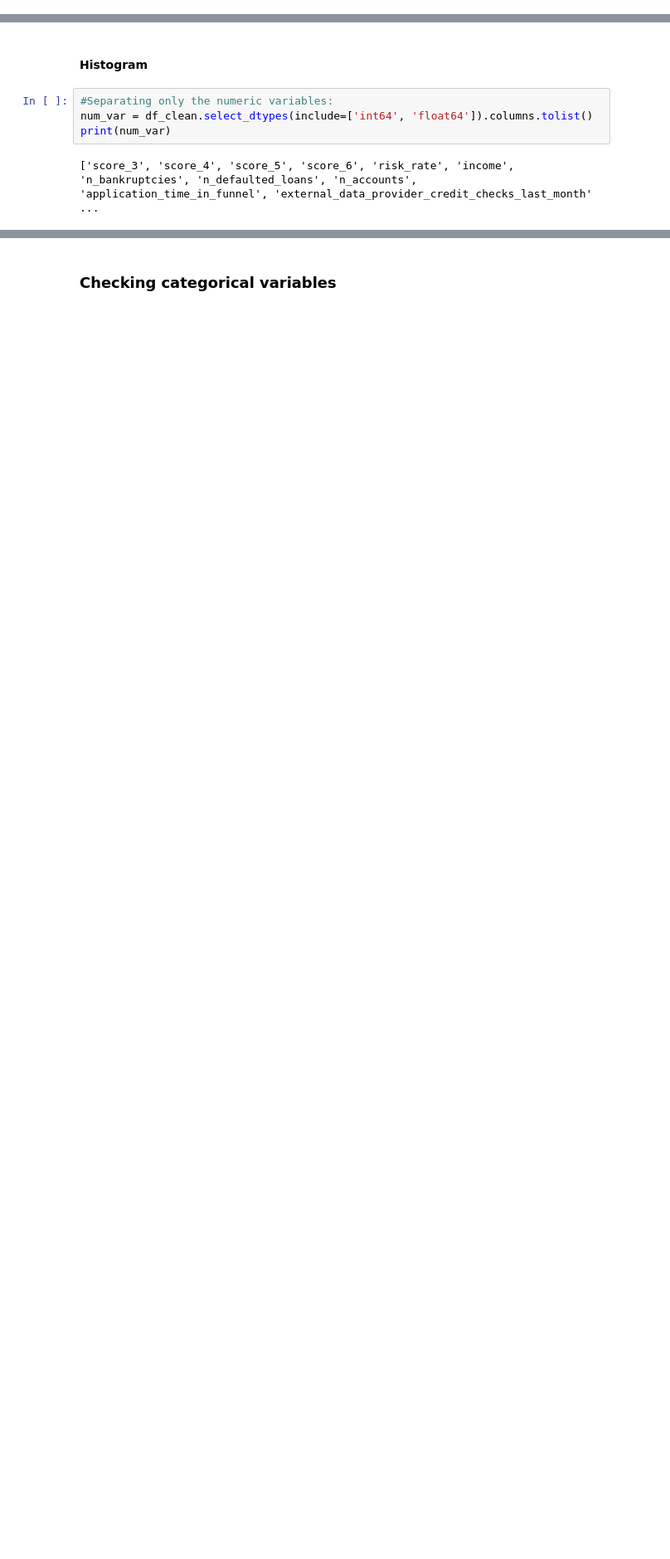
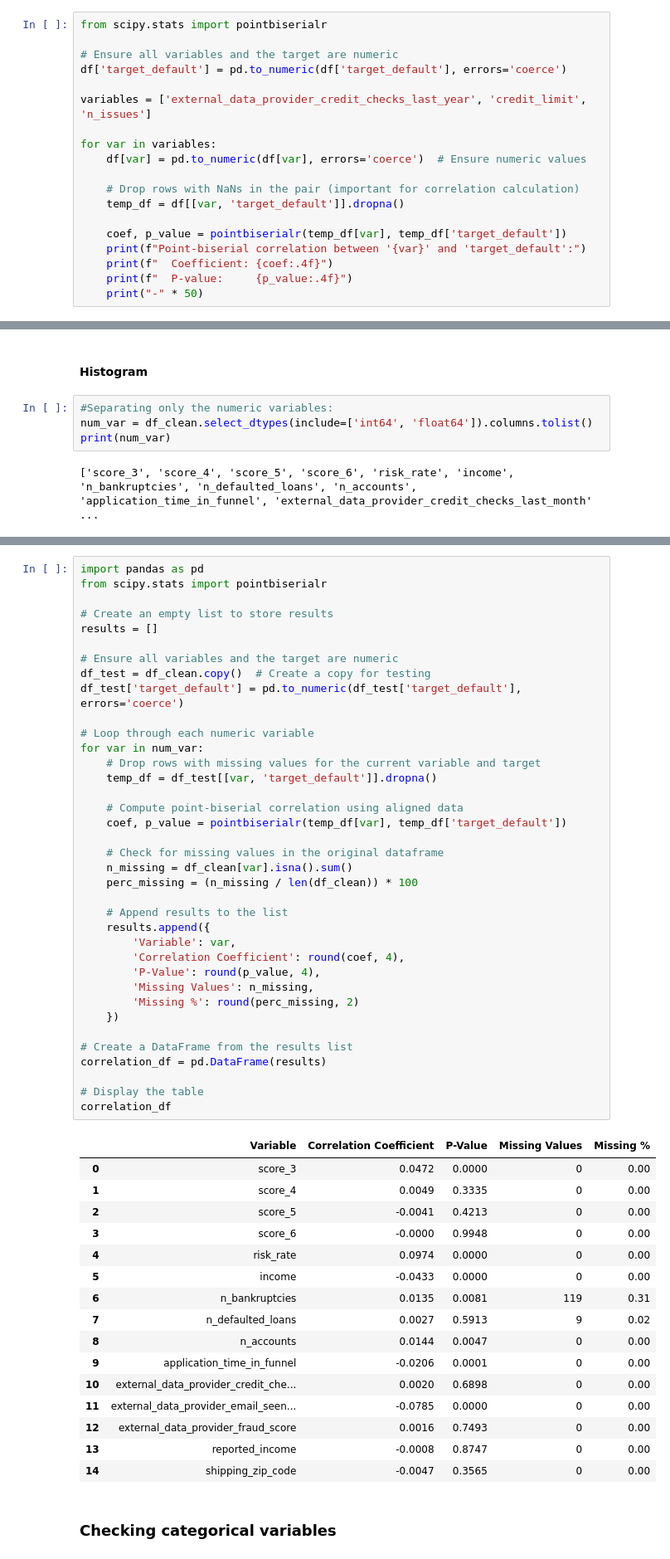
Before and after one commit to gabrielcapela/credit_risk, a Jupyter notebook: notebooks/credit_risk.ipynb, the cells around one changed output, grey strips where cells are left out. Shown at 83% size. Saved outputs shown, nothing was run; the diff lists cells and outputs as text; blank space fills up the shorter version.

```diff
--- a/notebooks/credit_risk.ipynb
+++ b/notebooks/credit_risk.ipynb
@@ -409,0 +397,19 @@ Name: target_default, dtype: float64
+# %%
+from scipy.stats import pointbiserialr
+
+# Ensure all variables and the target are numeric
+df['target_default'] = pd.to_numeric(df['target_default'], errors='coerce')
+
+variables = ['external_data_provider_credit_checks_last_year', 'credit_limit', 'n_issues']
+
+for var in variables:
+    df[var] = pd.to_numeric(df[var], errors='coerce')  # Ensure numeric values
+
+    # Drop rows with NaNs in the pair (important for correlation calculation)
+    temp_df = df[[var, 'target_default']].dropna()
+
+    coef, p_value = pointbiserialr(temp_df[var], temp_df['target_default'])
+    print(f"Point-biserial correlation between '{var}' and 'target_default':")
+    print(f"  Coefficient: {coef:.4f}")
+    print(f"  P-value:     {p_value:.4f}")
+    print("-" * 50)
@@ -699,2 +707,56 @@ Insights:
+# %%
+import pandas as pd
+from scipy.stats import pointbiserialr
+
+# Create an empty list to store results
+results = []
+
+# Ensure all variables and the target are numeric
+df_test = df_clean.copy()  # Create a copy for testing
+df_test['target_default'] = pd.to_numeric(df_test['target_default'], errors='coerce')
+
+# Loop through each numeric variable
+for var in num_var:
+    # Drop rows with missing values for the current variable and target
+    temp_df = df_test[[var, 'target_default']].dropna()
+
+    # Compute point-biserial correlation using aligned data
+    coef, p_value = pointbiserialr(temp_df[var], temp_df['target_default'])
+
+    # Check for missing values in the original dataframe
+    n_missing = df_clean[var].isna().sum()
+    perc_missing = (n_missing / len(df_clean)) * 100
+
+    # Append results to the list
+    results.append({
+        'Variable': var,
+        'Correlation Coefficient': round(coef, 4),
+        'P-Value': round(p_value, 4),
+        'Missing Values': n_missing,
+        'Missing %': round(perc_missing, 2)
+    })
+
+# Create a DataFrame from the results list
+correlation_df = pd.DataFrame(results)
+
+# Display the table
+correlation_df
+# %% [output]
+|  | Variable | Correlation Coefficient | P-Value | Missing Values | Missing % |
+| 0 | score_3 | 0.0472 | 0.0000 | 0 | 0.00 |
+| 1 | score_4 | 0.0049 | 0.3335 | 0 | 0.00 |
+| 2 | score_5 | -0.0041 | 0.4213 | 0 | 0.00 |
+| 3 | score_6 | -0.0000 | 0.9948 | 0 | 0.00 |
+| 4 | risk_rate | 0.0974 | 0.0000 | 0 | 0.00 |
+| 5 | income | -0.0433 | 0.0000 | 0 | 0.00 |
+| 6 | n_bankruptcies | 0.0135 | 0.0081 | 119 | 0.31 |
+| 7 | n_defaulted_loans | 0.0027 | 0.5913 | 9 | 0.02 |
+| 8 | n_accounts | 0.0144 | 0.0047 | 0 | 0.00 |
+| 9 | application_time_in_funnel | -0.0206 | 0.0001 | 0 | 0.00 |
+| 10 | external_data_provider_credit_che... | 0.0020 | 0.6898 | 0 | 0.00 |
+| 11 | external_data_provider_email_seen... | -0.0785 | 0.0000 | 0 | 0.00 |
+| 12 | external_data_provider_fraud_score | 0.0016 | 0.7493 | 0 | 0.00 |
+| 13 | reported_income | -0.0008 | 0.8747 | 0 | 0.00 |
+| 14 | shipping_zip_code | -0.0047 | 0.3565 | 0 | 0.00 |
 # %% [markdown]
 ### Checking categorical variables
```
Also changed, not shown: parts of 29 cells of this notebook.
